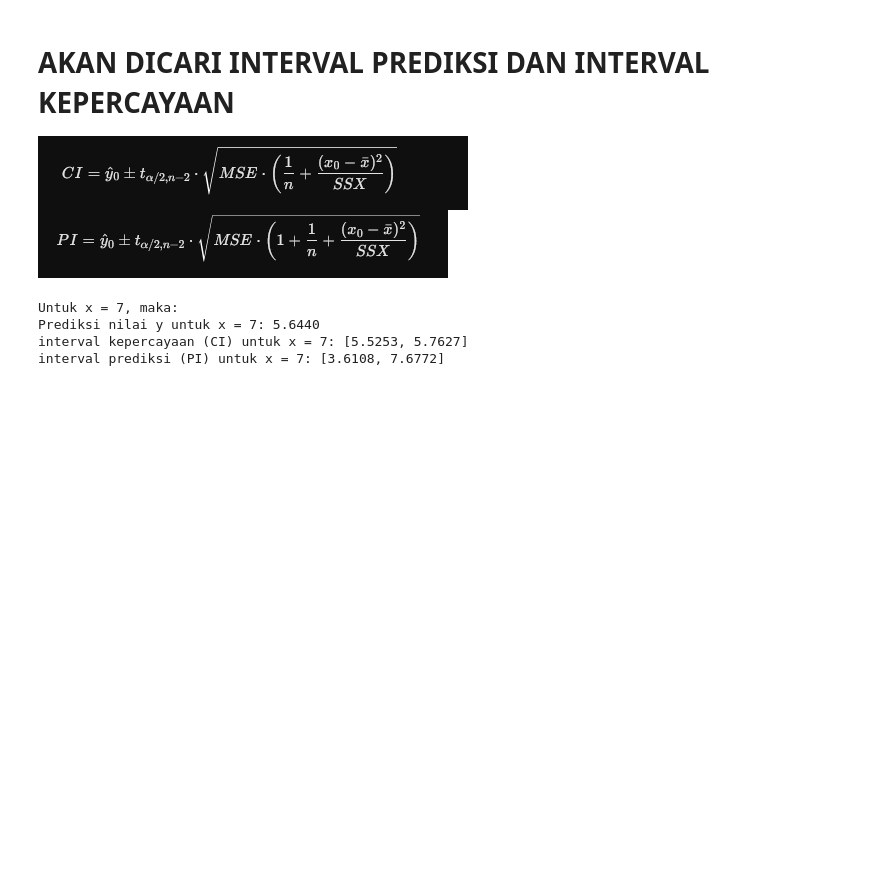
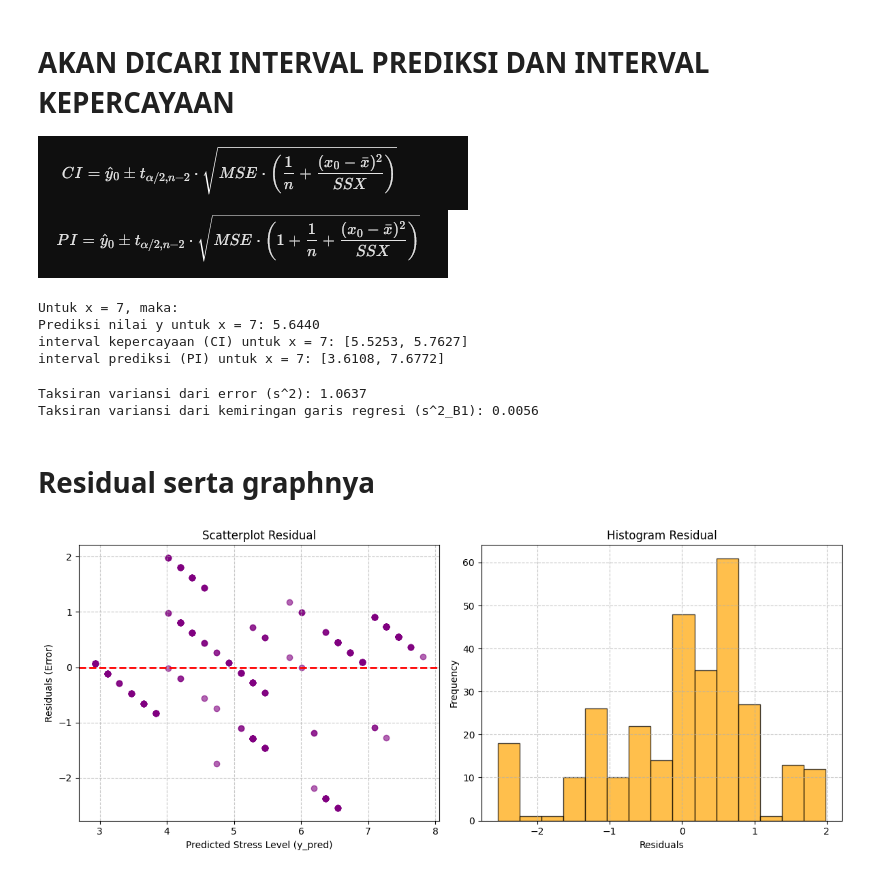
Before and after one commit to SoonToBeDataScientist/TugasEVDA-MOLIN, a Jupyter notebook: Tugas molin/Tugas 1 - regresi/Tugas 1 molin - Regresi.ipynb, the cells around one changed output. Drawn from its saved outputs; the diff is of its cells as text; code cells hidden in the pictures; blank space fills up the shorter version.

Commit message:
residuals

```diff
--- a/Tugas molin/Tugas 1 - regresi/Tugas 1 molin - Regresi.ipynb
+++ b/Tugas molin/Tugas 1 - regresi/Tugas 1 molin - Regresi.ipynb
@@ -151,3 +150,49 @@ Untuk x = 7, maka:
 Prediksi nilai y untuk x = 7: 5.6440
 interval kepercayaan (CI) untuk x = 7: [5.5253, 5.7627]
 interval prediksi (PI) untuk x = 7: [3.6108, 7.6772]
+# %%
+# 15. Taksiran nilai untuk variansi dari error (s^2 atau MSE)
+variansi_error = MSE
+
+# 16. Taksiran nilai untuk variansi dari kemiringan garis regresi (s^2_B1)
+variansi_slope = MSE / SSX
+
+print(f"Taksiran variansi dari error (s^2): {variansi_error:.4f}")
+print(f"Taksiran variansi dari kemiringan garis regresi (s^2_B1): {variansi_slope:.4f}")
+# %% [output]
+Taksiran variansi dari error (s^2): 1.0637
+Taksiran variansi dari kemiringan garis regresi (s^2_B1): 0.0056
+# %% [markdown]
+# **Residual serta graphnya**
+# %%
+#  menghitung array residual
+residuals = stress_level - y_pred
+
+#  menyiapkan canvas figure
+plt.figure(figsize=(12, 5))
+
+# subplot scatterplot Residual vs Prediksi
+plt.subplot(1, 2, 1)
+# sumbu X adalah nilai prediksi, Sumbu Y adalah residual
+plt.scatter(y_pred, residuals, color='purple', alpha=0.6)
+# menambahkan garis horizontal di angka 0 sebagai garis acuan dasar
+plt.axhline(y=0, color='red', linestyle='--', linewidth=2)
+plt.xlabel("Predicted Stress Level (y_pred)")
+plt.ylabel("Residuals (Error)")
+plt.title("Scatterplot Residual")
+plt.grid(True, linestyle='--', alpha=0.7)
+
+# subplot 2: histogram Residual
+plt.subplot(1, 2, 2)
+# Membuat histogram dengan 15 batang (bins)
+plt.hist(residuals, bins=15, color='orange', edgecolor='black', alpha=0.7)
+plt.xlabel("Residuals")
+plt.ylabel("Frequency")
+plt.title("Histogram Residual")
+plt.grid(True, linestyle='--', alpha=0.7)
+
+
+plt.tight_layout()
+plt.show()
+# %% [output]
+[figure, added]
```
Also changed, not shown: parts of 1 cell of this notebook.
